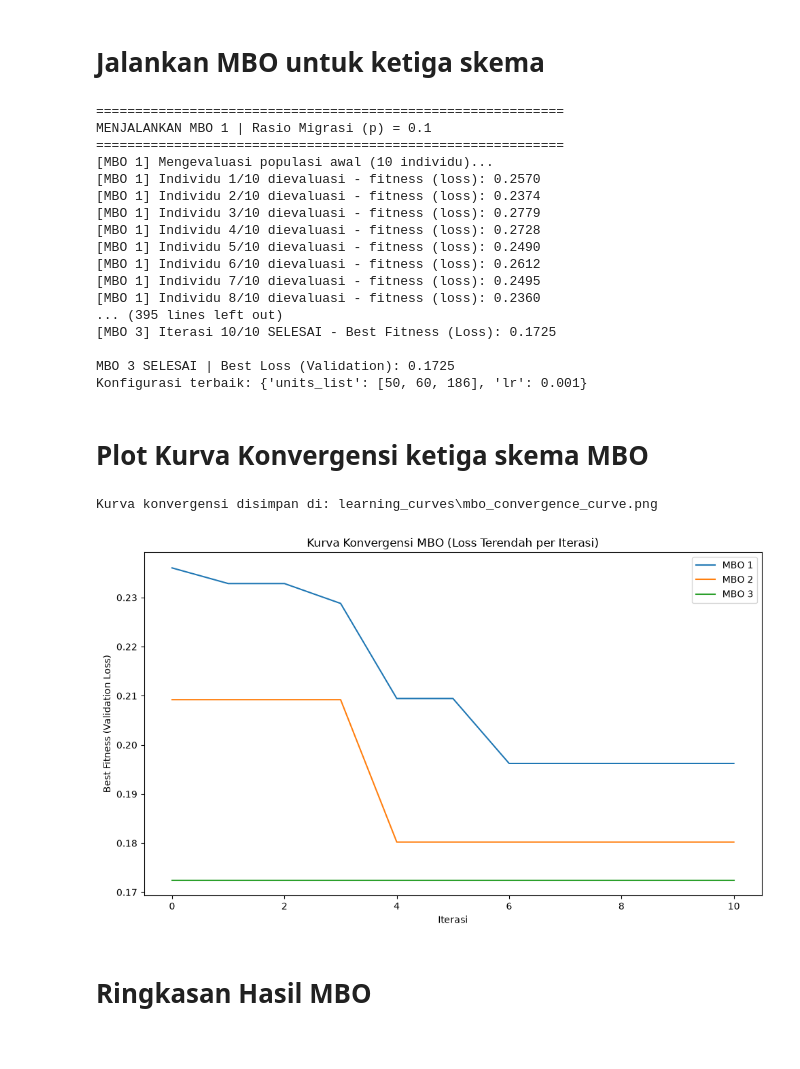
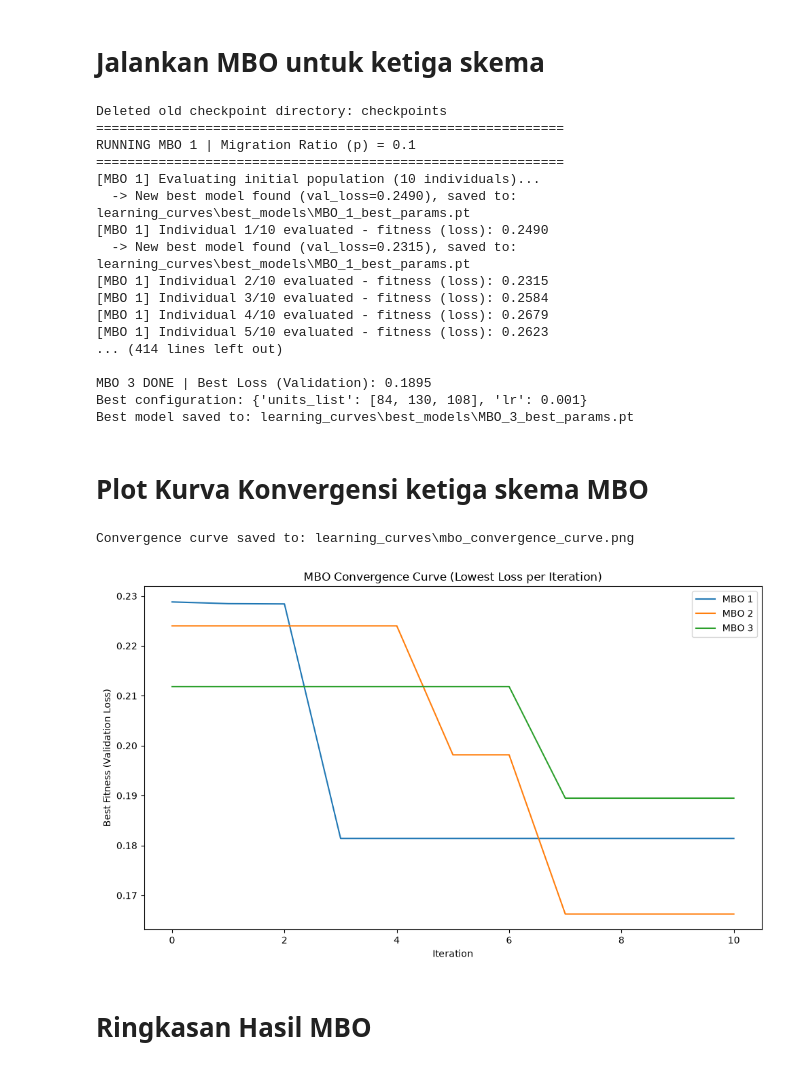
Before and after one commit to EmirAtthariq/Smiles2Vec_LSTM, a Jupyter notebook: smiles2vec_LSTM.ipynb, the cells around one changed output. Saved outputs shown, nothing was run; the diff lists cells and outputs as text; code cells hidden in the pictures.

```diff
--- a/smiles2vec_LSTM.ipynb
+++ b/smiles2vec_LSTM.ipynb
@@ -582,13 +680,13 @@ def initialize_population(NP, dim, bounds):
 
 
 def migration_operator(subpop1, subpop2, p, dim):
-    """Migration operator: individu subpop1 diperbarui berdasarkan subpop1 atau subpop2."""
+    """Migration operator: subpop1 individuals are updated based on subpop1 or subpop2."""
     NP1 = len(subpop1)
     new_subpop1 = np.copy(subpop1)
 
     for i in range(NP1):
         for d in range(dim):
-            r = np.random.uniform(0, 1) * 1.0  # dikali periode migrasi (asumsi = 1.0)
+            r = np.random.uniform(0, 1) * 1.0  # multiplied by migration period (assumed = 1.0)
             if r <= p:
                 r1 = np.random.randint(0, NP1)
                 new_subpop1[i, d] = subpop1[r1, d]
@@ -600,7 +698,7 @@ def migration_operator(subpop1, subpop2, p, dim):
 
 
 def butterfly_adjusting_operator(subpop2, best_solution, alpha_t, p, BAR, dim):
-    """Butterfly adjusting operator: individu subpop2 diperbarui mendekati solusi terbaik."""
+    """Butterfly adjusting operator: subpop2 individuals are updated toward the best solution."""
     NP2 = len(subpop2)
     new_subpop2 = np.copy(subpop2)
 
@@ -620,7 +718,7 @@ def butterfly_adjusting_operator(subpop2, best_solution, alpha_t, p, BAR, dim):
 
 
 def levy_step(dim, beta=1.5):
-    """Random walk berdasarkan Levy flight, dipakai di butterfly adjusting operator."""
+    """Random walk based on Levy flight, used in the butterfly adjusting operator."""
     sigma = (math.gamma(1 + beta) * np.sin(np.pi * beta / 2) /
              (math.gamma((1 + beta) / 2) * beta * (2 ** ((beta - 1) / 2)))) ** (1 / beta)
     u = np.random.normal(0, sigma, dim)
@@ -696,12 +799,27 @@ def run_mbo(p, X_tr, Y_tr, X_val, Y_val, vocab_size, NP=10, max_iter=10, Smax=1.
 # %% [markdown]
 # Jalankan MBO untuk ketiga skema
 # %%
+import shutil
+
+# Clean up old checkpoint folders — not needed anymore with the new approach
+for old_dir in ["checkpoints", os.path.join(SAVE_DIR, "mbo_final_models")]:
+    if os.path.exists(old_dir):
+        shutil.rmtree(old_dir)
+        print(f"Deleted old checkpoint directory: {old_dir}")
+
+BEST_MODEL_DIR = os.path.join(SAVE_DIR, "best_models")
+os.makedirs(BEST_MODEL_DIR, exist_ok=True)
+
 mbo_results = {}
 
 for scheme_name, cfg in mbo_schemes.items():
     print("="*60)
-    print(f"MENJALANKAN {scheme_name} | Rasio Migrasi (p) = {cfg['p']}")
+    print(f"RUNNING {scheme_name} | Migration Ratio (p) = {cfg['p']}")
     print("="*60)
+
+    safe_name = scheme_name.replace(" ", "_")
+    model_save_path = os.path.join(BEST_MODEL_DIR, f"{safe_name}_best_params.pt")
+    best_tracker = {"best_loss": float("inf"), "best_config": None, "best_history": None}
 
     best_solution, best_fitness, convergence_curve = run_mbo(
         p=cfg["p"],
@@ -712,7 +830,9 @@ for scheme_name, cfg in mbo_schemes.items():
         max_iter=10,
         Smax=1.0,
         fitness_epochs=100,
-        scheme_name=scheme_name
+        scheme_name=scheme_name,
+        best_tracker=best_tracker,
+        model_save_path=model_save_path,
     )
 
     mbo_results[scheme_name] = {
@@ -720,49 +840,52 @@ for scheme_name, cfg in mbo_schemes.items():
         "best_fitness": best_fitness,
         "convergence_curve": convergence_curve,
         "best_config": decode_solution(best_solution),
+        "best_history": best_tracker["best_history"],   # captured live during the search
+        "model_save_path": model_save_path,
     }
 
-    print(f"\n{scheme_name} SELESAI | Best Loss (Validation): {best_fitness:.4f}")
-    print(f"Konfigurasi terbaik: {mbo_results[scheme_name]['best_config']}")
+    print(f"\n{scheme_name} DONE | Best Loss (Validation): {best_fitness:.4f}")
+    print(f"Best configuration: {mbo_results[scheme_name]['best_config']}")
+    print(f"Best model saved to: {model_save_path}")
 # %% [output]
+Deleted old checkpoint directory: checkpoints
 ============================================================
-MENJALANKAN MBO 1 | Rasio Migrasi (p) = 0.1
+RUNNING MBO 1 | Migration Ratio (p) = 0.1
 ============================================================
-[MBO 1] Mengevaluasi populasi awal (10 individu)...
-[MBO 1] Individu 1/10 dievaluasi - fitness (loss): 0.2570
-[MBO 1] Individu 2/10 dievaluasi - fitness (loss): 0.2374
-[MBO 1] Individu 3/10 dievaluasi - fitness (loss): 0.2779
-[MBO 1] Individu 4/10 dievaluasi - fitness (loss): 0.2728
-[MBO 1] Individu 5/10 dievaluasi - fitness (loss): 0.2490
-[MBO 1] Individu 6/10 dievaluasi - fitness (loss): 0.2612
-[MBO 1] Individu 7/10 dievaluasi - fitness (loss): 0.2495
-[MBO 1] Individu 8/10 dievaluasi - fitness (loss): 0.2360
-... (395 lines left out)
-[MBO 3] Iterasi 10/10 SELESAI - Best Fitness (Loss): 0.1725
+[MBO 1] Evaluating initial population (10 individuals)...
+  -> New best model found (val_loss=0.2490), saved to: learning_curves\best_models\MBO_1_best_params.pt
+[MBO 1] Individual 1/10 evaluated - fitness (loss): 0.2490
+  -> New best model found (val_loss=0.2315), saved to: learning_curves\best_models\MBO_1_best_params.pt
+[MBO 1] Individual 2/10 evaluated - fitness (loss): 0.2315
+[MBO 1] Individual 3/10 evaluated - fitness (loss): 0.2584
+[MBO 1] Individual 4/10 evaluated - fitness (loss): 0.2679
+[MBO 1] Individual 5/10 evaluated - fitness (loss): 0.2623
+... (414 lines left out)
 
-MBO 3 SELESAI | Best Loss (Validation): 0.1725
-Konfigurasi terbaik: {'units_list': [50, 60, 186], 'lr': 0.001}
+MBO 3 DONE | Best Loss (Validation): 0.1895
+Best configuration: {'units_list': [84, 130, 108], 'lr': 0.001}
+Best model saved to: learning_curves\best_models\MBO_3_best_params.pt
 # %% [markdown]
 # Plot Kurva Konvergensi ketiga skema MBO
 # %%
 plt.figure(figsize=(10, 6))
 
 for scheme_name, result in mbo_results.items():
     plt.plot(result["convergence_curve"], label=scheme_name)
 
-plt.title("Kurva Konvergensi MBO (Loss Terendah per Iterasi)")
-plt.xlabel("Iterasi")
+plt.title("MBO Convergence Curve (Lowest Loss per Iteration)")
+plt.xlabel("Iteration")
 plt.ylabel("Best Fitness (Validation Loss)")
 plt.legend()
 plt.tight_layout()
 
 save_path = os.path.join(SAVE_DIR, "mbo_convergence_curve.png")
 plt.savefig(save_path, dpi=150)
-print(f"Kurva konvergensi disimpan di: {save_path}")
+print(f"Convergence curve saved to: {save_path}")
 plt.show()
 # %% [output]
-Kurva konvergensi disimpan di: learning_curves\mbo_convergence_curve.png
+Convergence curve saved to: learning_curves\mbo_convergence_curve.png
-[figure, old version]
+[figure, new version]
 # %% [markdown]
 # Ringkasan Hasil MBO
 # %%
```
Also changed, not shown: parts of 24 cells of this notebook, 55 other files.
